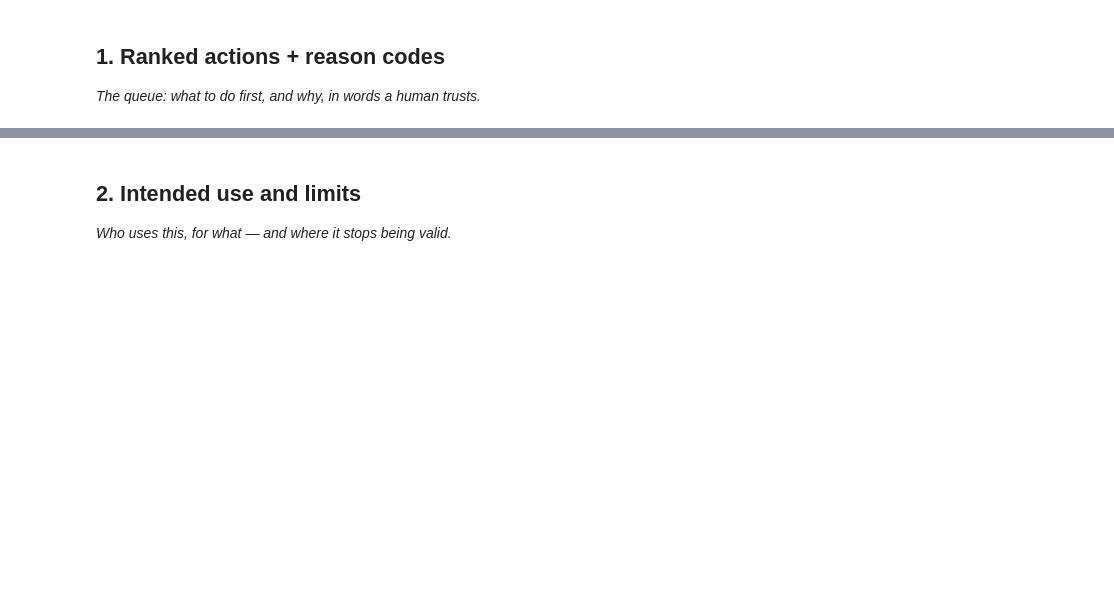
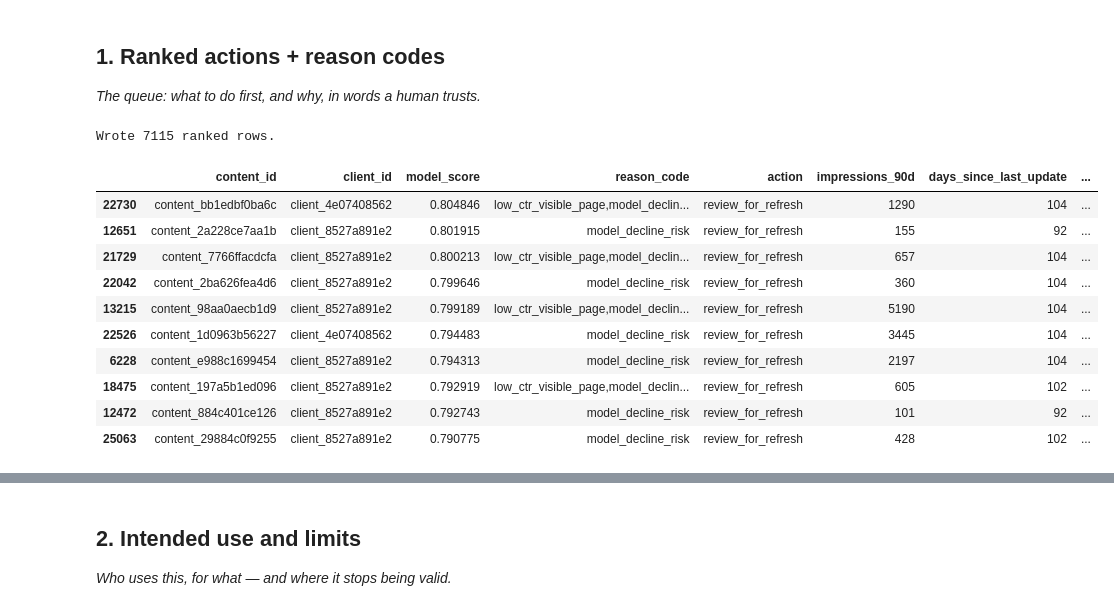
Before and after one commit to noor486/flyrank-ml-internship, a Jupyter notebook: work/notebooks/w07_action_playbook.ipynb, the cells around one changed output, grey strips where cells are left out. Saved outputs shown, nothing was run; the diff lists cells and outputs as text; code cells hidden in the pictures; blank space fills up the shorter version.

```diff
--- a/work/notebooks/w07_action_playbook.ipynb
+++ b/work/notebooks/w07_action_playbook.ipynb
@@ -15,0 +35,63 @@ This skeleton is yours to fill. Work the sections **in order** — each one has
+# %%
+# This cell is for CODE (numbers, a query, a check).
+# Write your text answer in the cell ABOVE this one — typing sentences here breaks Run All.
+import pandas as pd, numpy as np
+from sklearn.model_selection import GroupShuffleSplit
+from sklearn.ensemble import RandomForestClassifier
+
+df = pd.read_csv("data/raw/content_refresh_anonymized.csv")
+df["is_declining_label"] = df["trend_direction"].str.lower().eq("down").astype(int)
+
+features = ["search_volume", "competition", "cpc", "word_count",
+            "impressions_90d", "sessions_90d", "content_age_days",
+            "days_since_last_update", "ctr", "avg_position"]
+X = df[features].replace([np.inf, -np.inf], np.nan).fillna(0)
+y = df["is_declining_label"]
+
+splitter = GroupShuffleSplit(n_splits=1, test_size=0.25, random_state=42)
+train_idx, test_idx = next(splitter.split(X, y, groups=df["client_id"]))
+X_train, X_test = X.iloc[train_idx], X.iloc[test_idx]
+y_train, y_test = y.iloc[train_idx], y.iloc[test_idx]
+
+rf = RandomForestClassifier(n_estimators=200, max_depth=8, class_weight="balanced", random_state=42)
+rf.fit(X_train, y_train)
+
+test_df = df.iloc[test_idx].copy()
+test_df["model_score"] = rf.predict_proba(X_test)[:, 1]
+
+# Reason codes: which signal(s) actually justify this page's placement
+def reason_code(row):
+    codes = []
+    if row["days_since_last_update"] >= 180 and row["impressions_90d"] >= 500:
+        codes.append("stale_visible_page")
+    if row["avg_position"] <= 20 and row["ctr"] < 0.5 and row["impressions_90d"] >= 500:
+        codes.append("low_ctr_visible_page")
+    if row["model_score"] >= 0.65:
+        codes.append("model_decline_risk")
+    return ",".join(codes) if codes else "low_confidence"
+
+test_df["reason_code"] = test_df.apply(reason_code, axis=1)
+test_df["action"] = test_df["model_score"].apply(
+    lambda s: "review_for_refresh" if s >= 0.65 else ("monitor" if s >= 0.4 else "no_action")
+)
+
+queue = test_df.sort_values("model_score", ascending=False)[
+    ["content_id", "client_id", "model_score", "reason_code", "action",
+     "impressions_90d", "days_since_last_update", "avg_position", "ctr"]
+]
+queue.to_csv("work/outputs/content_action_playbook.csv", index=False)
+print(f"Wrote {len(queue)} ranked rows.")
+queue.head(10)
+# %% [output]
+Wrote 7115 ranked rows.
+|  | content_id | client_id | model_score | reason_code | action | impressions_90d | days_since_last_update | ... |
+| 22730 | content_bb1edbf0ba6c | client_4e07408562 | 0.804846 | low_ctr_visible_page,model_declin... | review_for_refresh | 1290 | 104 | ... |
+| 12651 | content_2a228ce7aa1b | client_8527a891e2 | 0.801915 | model_decline_risk | review_for_refresh | 155 | 92 | ... |
+| 21729 | content_7766ffacdcfa | client_8527a891e2 | 0.800213 | low_ctr_visible_page,model_declin... | review_for_refresh | 657 | 104 | ... |
+| 22042 | content_2ba626fea4d6 | client_8527a891e2 | 0.799646 | model_decline_risk | review_for_refresh | 360 | 104 | ... |
+| 13215 | content_98aa0aecb1d9 | client_8527a891e2 | 0.799189 | low_ctr_visible_page,model_declin... | review_for_refresh | 5190 | 104 | ... |
+| 22526 | content_1d0963b56227 | client_4e07408562 | 0.794483 | model_decline_risk | review_for_refresh | 3445 | 104 | ... |
+| 6228 | content_e988c1699454 | client_8527a891e2 | 0.794313 | model_decline_risk | review_for_refresh | 2197 | 104 | ... |
+| 18475 | content_197a5b1ed096 | client_8527a891e2 | 0.792919 | low_ctr_visible_page,model_declin... | review_for_refresh | 605 | 102 | ... |
+| 12472 | content_884c401ce126 | client_8527a891e2 | 0.792743 | model_decline_risk | review_for_refresh | 101 | 92 | ... |
+| 25063 | content_29884c0f9255 | client_8527a891e2 | 0.790775 | model_decline_risk | review_for_refresh | 428 | 102 | ... |
```
Also changed, not shown: parts of 10 cells of this notebook.
